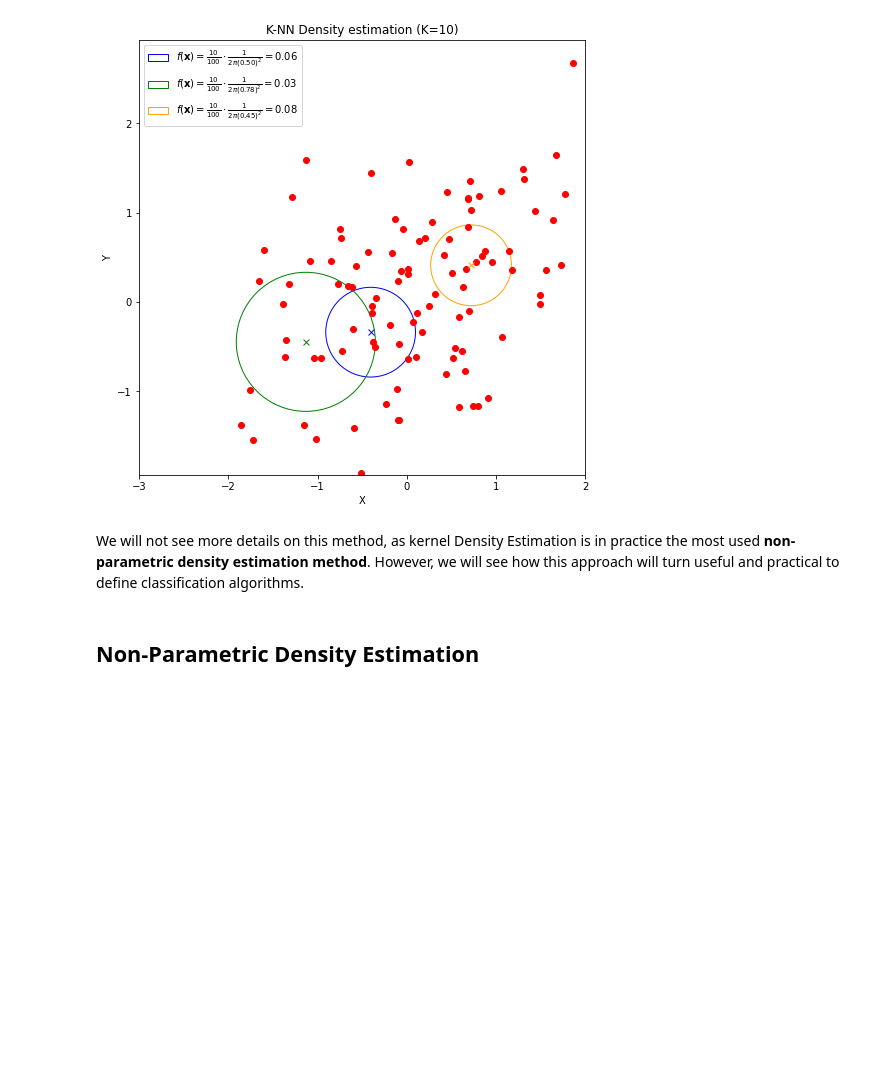
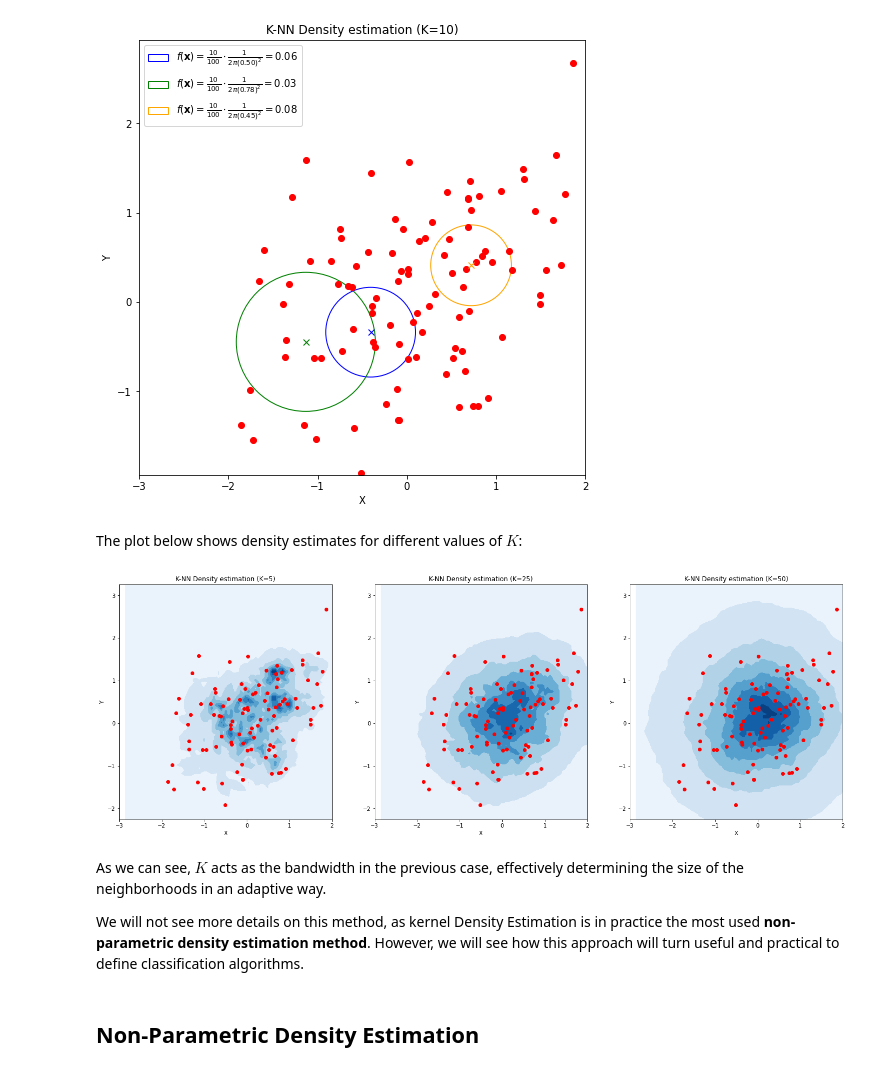
Before and after one commit to antoninofurnari/fadlecturenotes2425, a Jupyter notebook: lecturenotes/lectures/16_density_estimation.ipynb, the cells around one changed output. Saved outputs shown, nothing was run; the diff lists cells and outputs as text; code cells hidden in the pictures; blank space fills up the shorter version.

Commit message:
update density estimation

```diff
--- a/lecturenotes/lectures/16_density_estimation.ipynb
+++ b/lecturenotes/lectures/16_density_estimation.ipynb
@@ -580,7 +580,75 @@ plt.legend()
 plt.show()
 # %% [output]
 [figure]
+# %% [markdown]
+The plot below shows density estimates for different values of $K$:
+# %%
+import numpy as np
+import matplotlib.pyplot as plt
+
+# Generate random 2D points
+np.random.seed(42)
+data = np.random.multivariate_normal([0, 0], [[1, 0.5], [0.5, 1]], size=100)
+# data2 = np.random.multivariate_normal([3, 5], [[1, -0.2], [-0.2, 1]], size=50)
+# data = np.concatenate([data, data2])
+
+# Set the size of the bins (adjust as needed)
+bin_size = 1
+
+# Calculate the range of the plot
+x_min, x_max = data[:, 0].min() - 1, data[:, 0].max() + 1
+y_min, y_max = data[:, 1].min() - 1, data[:, 1].max() + 1
+
+# Create a square bin plot
+_,axs=plt.subplots(figsize=(24,8),nrows=1,ncols=3)
+
+idx = np.random.permutation(len(data))
+d1 = data[idx[int(len(data)/2):]]
+d2 = data[idx[:int(len(data)/2)]]
+
+X, Y = np.meshgrid(np.linspace(x_min, x_max,100),np.linspace(y_min, y_max,100))
+X=X.ravel()
+Y=Y.ravel()
+
+nsampless = [5,25,50]
+for k,nsamples in enumerate(nsampless):
+    ax = axs[k]
+    ax.plot(d1[:,0],d1[:,1],'o',color='red')
+    ax.plot(d2[:,0],d2[:,1],'o',color='red')
+    ax.set_title('K-NN Density estimation (K='+f"{nsamples}"+')')
+
+    densities = []
+    for i in range(len(X)):
+        c = np.array([X[i], Y[i]])
+        for r in np.linspace(0,5,200):
+            num = ((data[:,0]-c[0])**2+(data[:,1]-c[1])**2 < r**2).sum()
+            if num > nsamples:
+                d = nsamples/len(data) * 1/(2*np.pi*r**2)
+                densities.append(d)
+                break
+
+    X.shape, Y.shape, np.array(densities).shape
+    idx = np.argsort(densities)[::-1]
+    dim = int(np.sqrt(len(X)))
+    ax.contourf(X.reshape(dim,dim),Y.reshape(dim,dim),np.array(densities).reshape(dim,dim),cmap='Blues')
+
+    # Set labels and title
+    ax.set_xlabel('X')
+    ax.set_ylabel('Y')
+    ax.axis('equal')
+
+    ax.set_xticks(np.arange(-3,8))
+    ax.set_yticks(np.arange(-3,8))
+    ax.set_xlim([-3,2])
+    ax.set_ylim([-2,3])
+
+# Display the plot
+plt.show()
+# %% [output]
+[figure, added]
 # %% [markdown]
+As we can see, $K$ acts as the bandwidth in the previous case, effectively determining the size of the neighborhoods in an adaptive way.
+
 We will not see more details on this method, as kernel Density Estimation is in practice the most used **non-parametric density estimation method**. However, we will see how this approach will turn useful and practical to define classification algorithms.
 # %% [markdown]
 ## Non-Parametric Density Estimation
```
